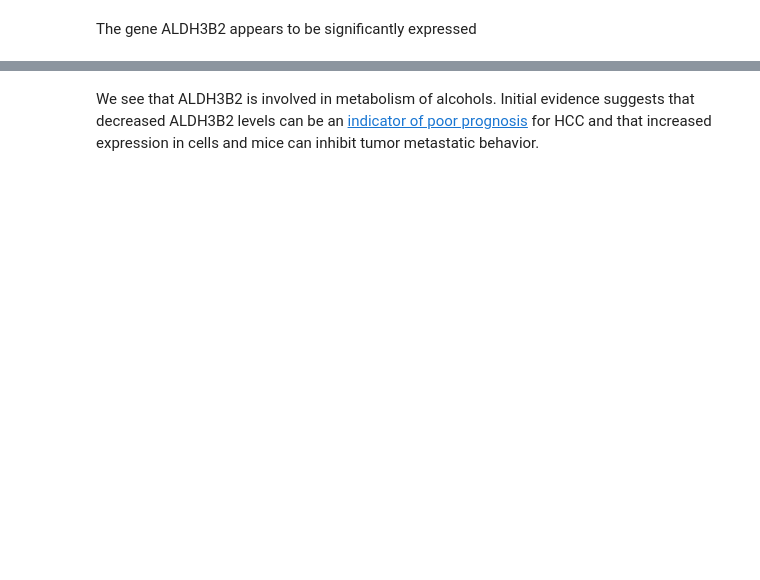
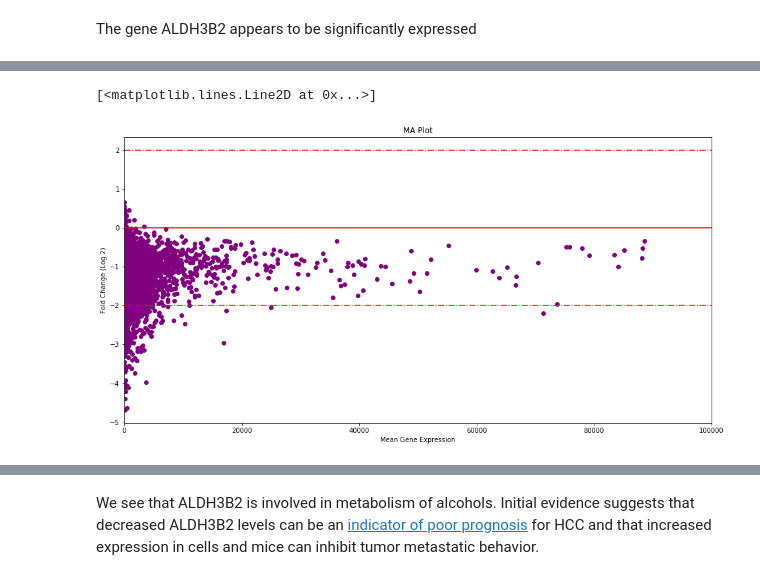
Before and after one commit to sohilsshah91/hacknights, a Jupyter notebook: tcga-series/post/post1_mwe_introduction.ipynb, the cells around one changed output, grey strips where cells are left out. Cells and saved outputs as stored; diff of their text form; code cells hidden in the pictures; blank space fills up the shorter version.

```diff
--- a/tcga-series/post/post1_mwe_introduction.ipynb
+++ b/tcga-series/post/post1_mwe_introduction.ipynb
@@ -441,0 +520,15 @@ We can do a brief survey of what kinds of pathways and functions some of our dif
+# %%
+de_stage_ii_iii = pd.read_csv('lihc_DESeq2_full_sampled_genes_tumor_stage_ii_vs_iii.csv')
+
+plt.figure(figsize=(16,8))
+plt.scatter(de_stage_ii_iii['baseMean'], np.log10(de_stage_ii_iii['log2FoldChange']), c='purple')
+plt.xlim(0,100000);
+plt.xlabel('Mean Gene Expression')
+plt.ylabel('Fold Change (Log 2)')
+plt.title('MA Plot')
+plt.plot(np.linspace(0, 100000, 100), np.linspace(0, 0, 100), c='red')
+plt.plot(np.linspace(0, 100000, 100), np.linspace(2, 2, 100), c='red', ls='-.')
+plt.plot(np.linspace(0, 100000, 100), np.linspace(-2, -2, 100), c='red', ls='-.')
+# %% [output]
+[<matplotlib.lines.Line2D at 0x...>]
+[figure, added]
```
Also changed, not shown: parts of 12 cells of this notebook.
